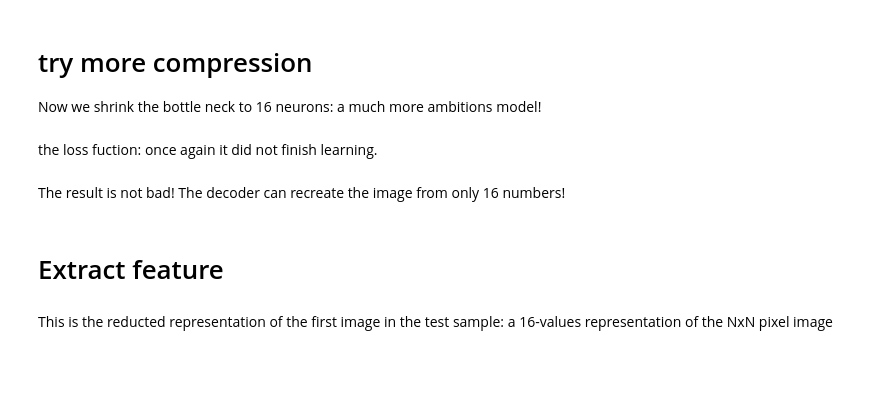
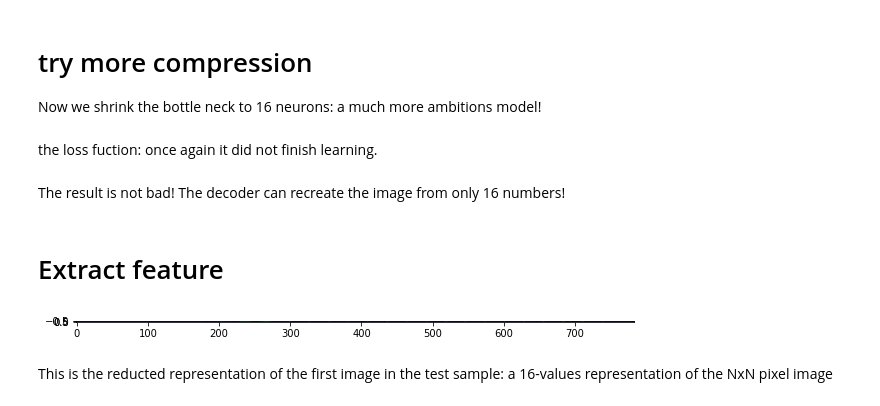
Before and after one commit to ElenaPocaterra/MLNPS2021, a Jupyter notebook: NNDL/April2021_autoencode_digits.ipynb, the cells around one changed output. Saved outputs shown, nothing was run; the diff lists cells and outputs as text; code cells hidden in the pictures; blank space fills up the shorter version.

```diff
--- a/NNDL/April2021_autoencode_digits.ipynb
+++ b/NNDL/April2021_autoencode_digits.ipynb
@@ -190,6 +190,3 @@ keras.optimizers.Adam(lr=0.001)
 
 
 https://gitcdn.xyz/cdn/Tony607/blog_statics/e1a0b1e060e783bd1978a141acff897ae71bd021/images/optimizer/optimizer.gif
-# %%
-# choose the optimizer and loss appropriately!
-model_digits64.compile(....
@@ -200,7 +213,3 @@ print(model_digits64.summary())
-# %%
-history64 = model_digits64.fit(x_train, x_train,
-                               validation_data=(x_test, x_test),
-                               epochs=..., batch_size=100, verbose=1)
 # %% [markdown]
 # always look at the loss!
 # %%
@@ -334,15 +458,17 @@ The result is not bad! The decoder can recreate the image from only 16 numbers!
 # %%
 from keras import backend as K
 # input placeholder
-inp = model_digits.input
+inp = model_digits64.input
 # extract the bottle neck outputs
-outputs = model_digits.layers[3].output
+outputs = model_digits64.layers[3].output
 # create a function to evaluate the output of the bottle neck layer for a given input
 functors = K.function([inp], [outputs])
 
 # Testing
 layer_outs = functors(x_test[:1])
 pl.imshow(layer_outs[0]);
+# %% [output]
+[figure, added]
 # %% [markdown]
 This is the reducted representation of the first image in the test sample: a 16-values representation of the NxN pixel image
 # %%
```
Also changed, not shown: parts of 23 cells of this notebook.
